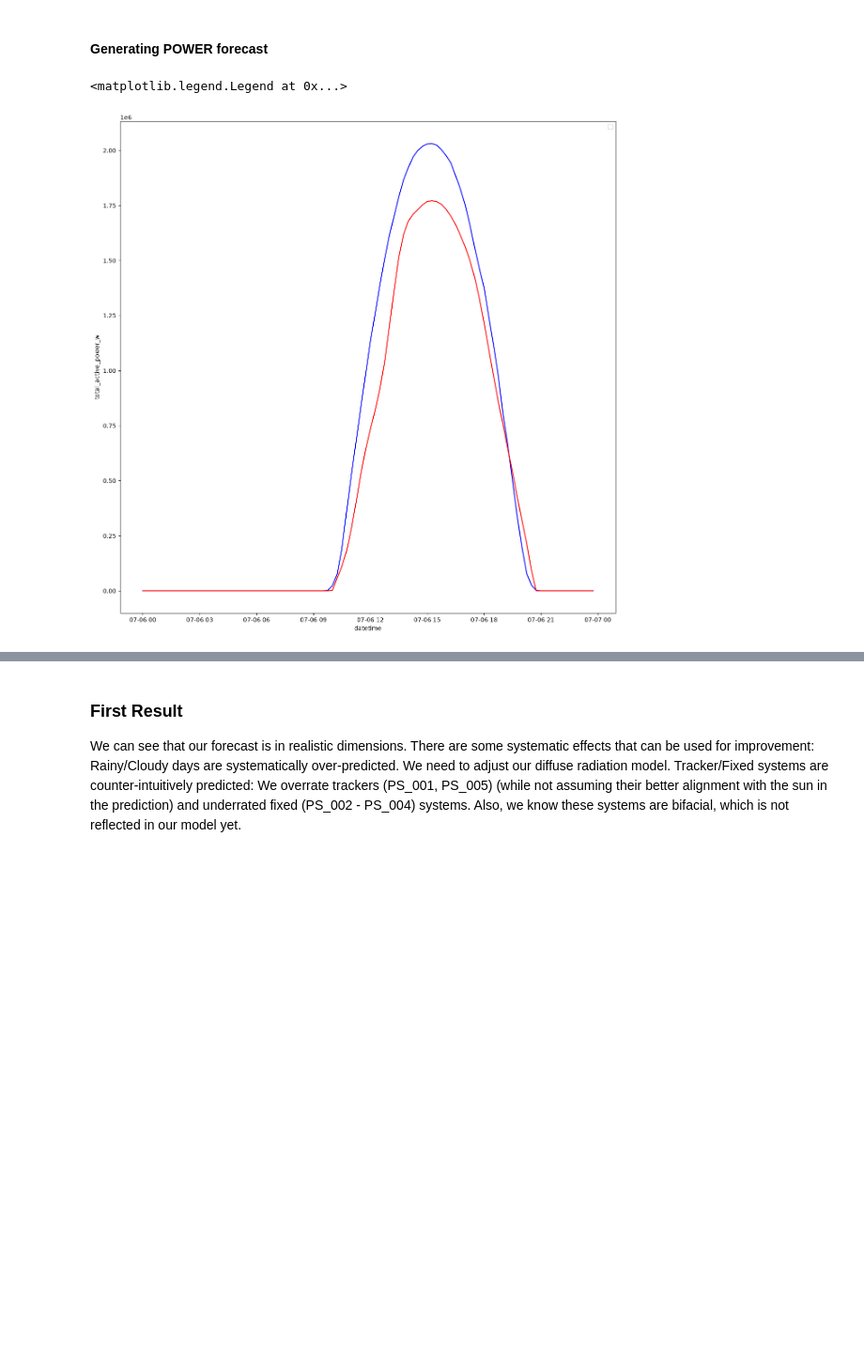
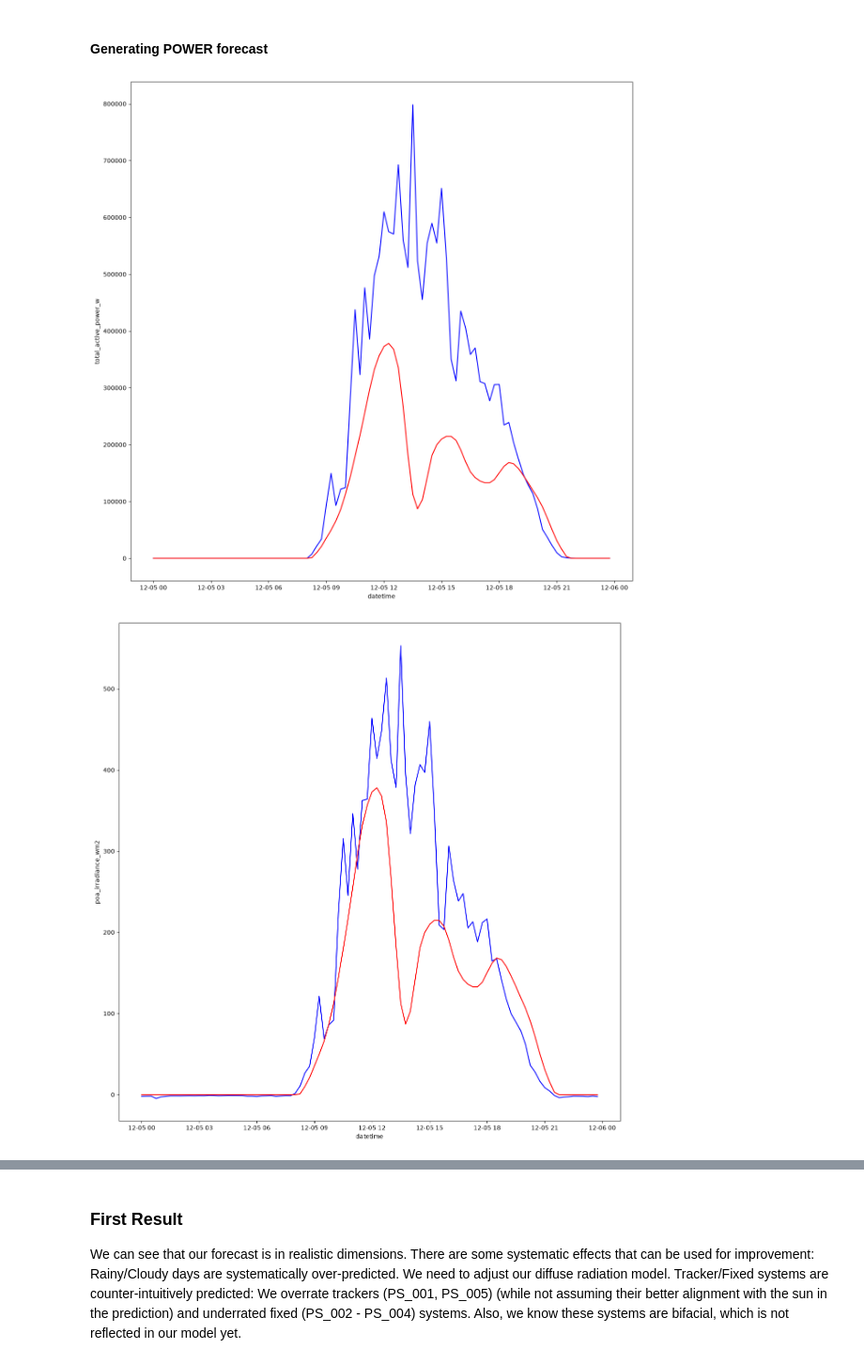
Before and after one commit to floatingbits/energy_management, a Jupyter notebook: notebooks/02_forecast_validation.ipynb, the cells around one changed output, grey strips where cells are left out. Shown at 94% size. Drawn from its saved outputs; the diff is of its cells as text; code cells hidden in the pictures; blank space fills up the shorter version.

Commit message:
Error analysis of PV Power prediction

```diff
--- a/notebooks/02_forecast_validation.ipynb
+++ b/notebooks/02_forecast_validation.ipynb
@@ -489,10 +492,17 @@ forecast_df.to_parquet(path + "asset_forecast.parquet")
 # %%
 plt.figure(figsize=(15,15))
-sns.lineplot(filter_for_date(filter_for_ps_id(measurements_df, 'PS_004'), 2024,7,6), x="datetime", y="total_active_power_w", color="b")
-sns.lineplot(filter_for_date(filter_for_ps_id(measurements_df, 'PS_004'), 2024,7,6), x="datetime", y="calculated_active_power_w", color="r")
-plt.legend()
-#plt.figure(figsize=(15,15))
-#sns.lineplot(filter_for_date(filter_for_ps_id(measurements_df, 'PS_001'), 2024,7), x="datetime", y=["total_active_power_w", "calculated_poa_radiance"])
+my_ps_id = 'PS_002'
+data = filter_for_date(filter_for_ps_id(measurements_df, my_ps_id), 2024,12,5)
+sns.lineplot(data, x="datetime", y="total_active_power_w", color="b")
+sns.lineplot(data, x="datetime", y="calculated_active_power_w", color="r")
+plt.figure(figsize=(15,15))
+sns.lineplot(data, x="datetime", y="poa_irradiance_wm2", color="b")
+sns.lineplot(data, x="datetime", y="calculated_poa_radiance", color="r");
+plt.figure(figsize=(15,15))
+sns.lineplot(data, x="datetime", y="ghi_irradiance_wm2", color="b")
+sns.lineplot(data, x="datetime", y="calculated_poa_radiance", color="r");
+sns.lineplot(data, x="datetime", y="direct_normal_irradiance_" + best_loc_indices[my_ps_id], color="g");
+sns.lineplot(data, x="datetime", y="diffuse_irradiance_" + best_loc_indices[my_ps_id], color="y");
 # %% [output]
-<matplotlib.legend.Legend at 0x...>
-[figure, old version]
+[figure, new version]
+[figure, added]
```
Also changed, not shown: parts of 11 cells of this notebook, 2 other files.
